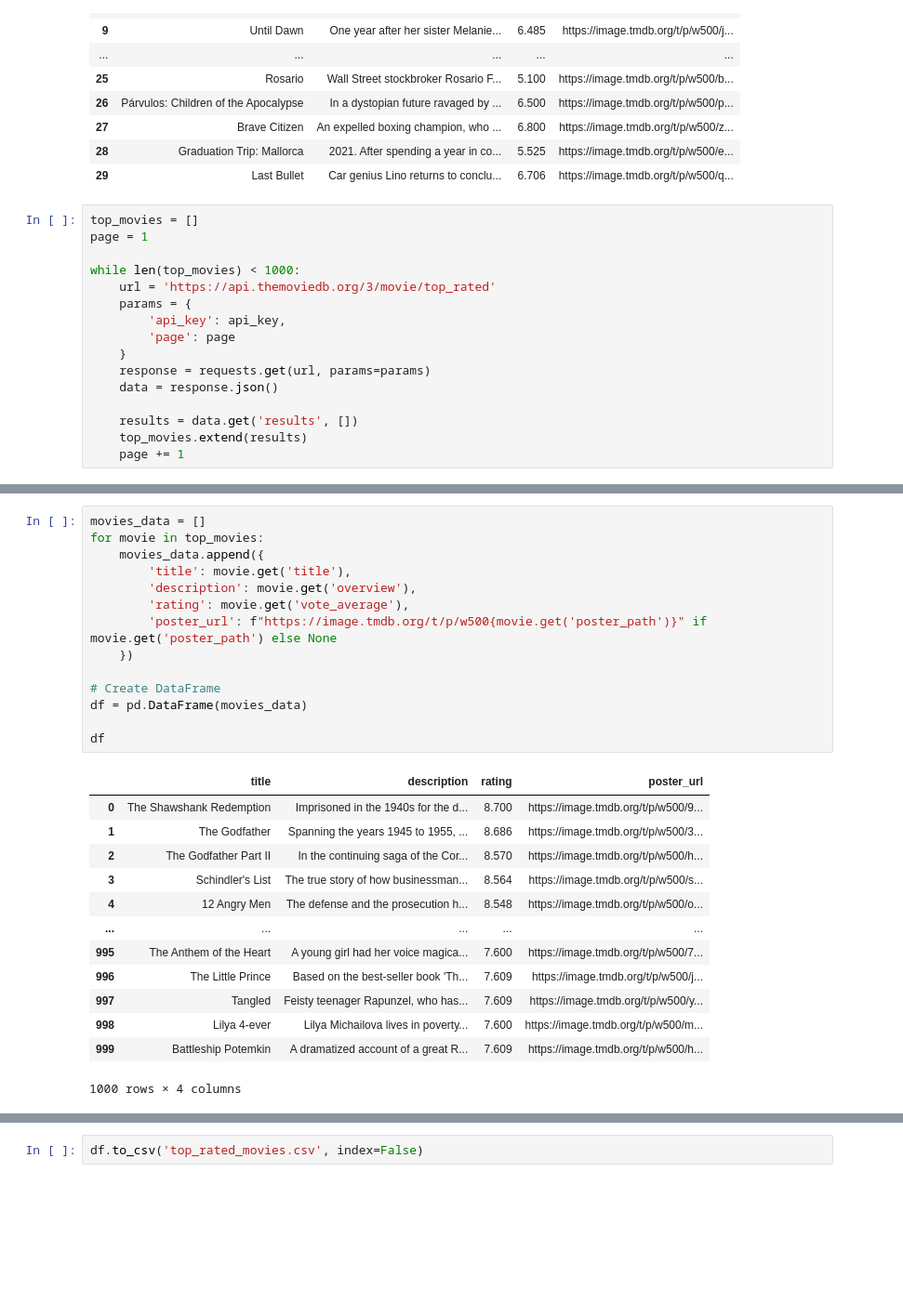
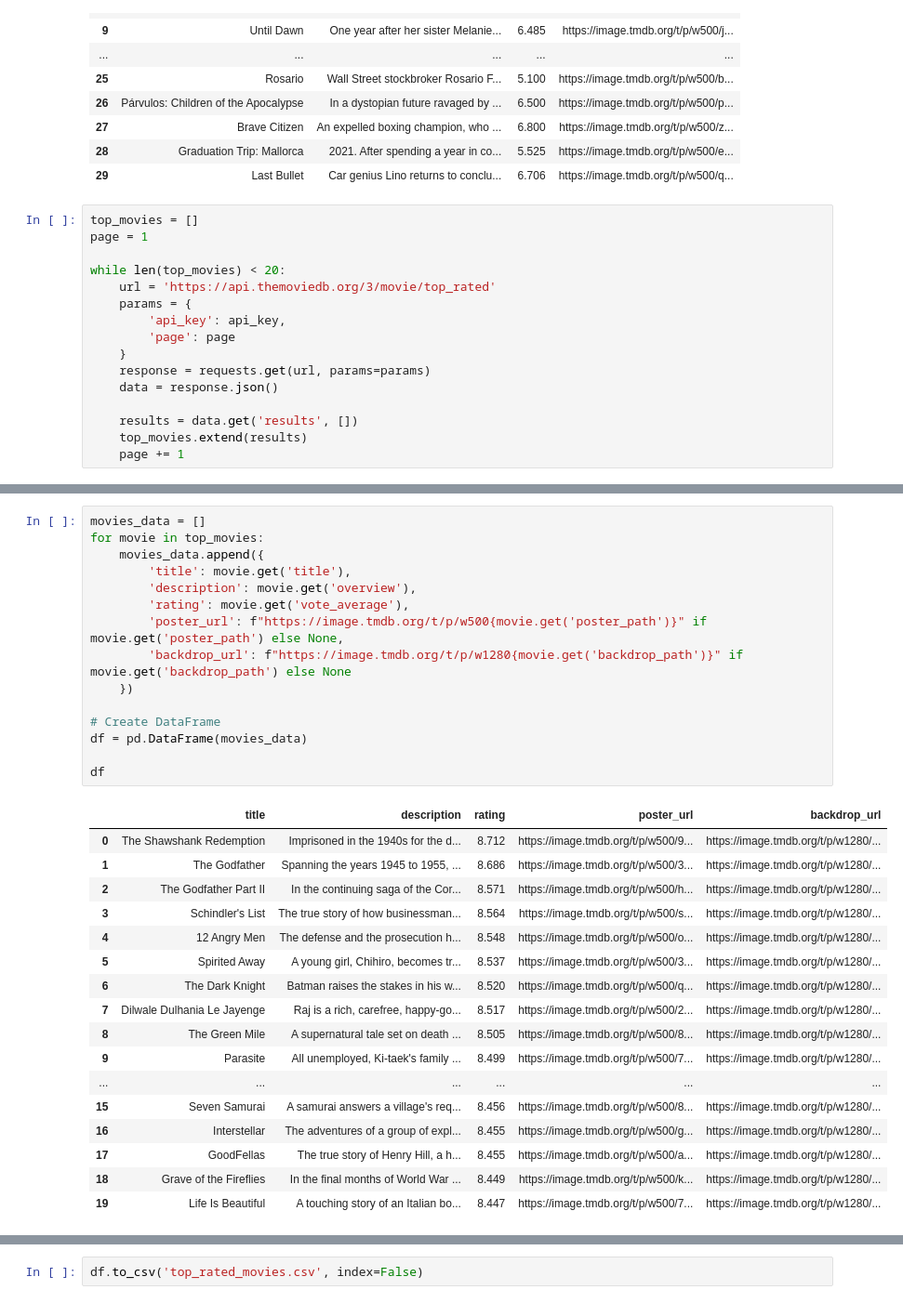
Before and after one commit to Aigerimkrm/Mood-to-Movies, a Jupyter notebook: MoodMovie2.ipynb, the cells around one changed output, grey strips where cells are left out. Shown at 93% size. Cells and saved outputs as stored; diff of their text form; blank space fills up the shorter version.

```diff
--- a/MoodMovie2.ipynb
+++ b/MoodMovie2.ipynb
@@ -156,7 +166,7 @@ df
 top_movies = []
 page = 1
 
-while len(top_movies) < 1000:
+while len(top_movies) < 20:
     url = 'https://api.themoviedb.org/3/movie/top_rated'
     params = {
         'api_key': api_key,
@@ -191,28 +201,33 @@ top_movies
 # %%
 movies_data = []
 for movie in top_movies:
     movies_data.append({
         'title': movie.get('title'),
         'description': movie.get('overview'),
         'rating': movie.get('vote_average'),
-        'poster_url': f"https://image.tmdb.org/t/p/w500{movie.get('poster_path')}" if movie.get('poster_path') else None
+        'poster_url': f"https://image.tmdb.org/t/p/w500{movie.get('poster_path')}" if movie.get('poster_path') else None,
+        'backdrop_url': f"https://image.tmdb.org/t/p/w1280{movie.get('backdrop_path')}" if movie.get('backdrop_path') else None
     })
 
 # Create DataFrame
 df = pd.DataFrame(movies_data)
 
 df
 # %% [output]
-|  | title | description | rating | poster_url |
-| 0 | The Shawshank Redemption | Imprisoned in the 1940s for the d... | 8.700 | https://image.tmdb.org/t/p/w500/9... |
-| 1 | The Godfather | Spanning the years 1945 to 1955, ... | 8.686 | https://image.tmdb.org/t/p/w500/3... |
-| 2 | The Godfather Part II | In the continuing saga of the Cor... | 8.570 | https://image.tmdb.org/t/p/w500/h... |
-| 3 | Schindler's List | The true story of how businessman... | 8.564 | https://image.tmdb.org/t/p/w500/s... |
-| 4 | 12 Angry Men | The defense and the prosecution h... | 8.548 | https://image.tmdb.org/t/p/w500/o... |
-| ... | ... | ... | ... | ... |
-| 995 | The Anthem of the Heart | A young girl had her voice magica... | 7.600 | https://image.tmdb.org/t/p/w500/7... |
-| 996 | The Little Prince | Based on the best-seller book 'Th... | 7.609 | https://image.tmdb.org/t/p/w500/j... |
-| 997 | Tangled | Feisty teenager Rapunzel, who has... | 7.609 | https://image.tmdb.org/t/p/w500/y... |
-| 998 | Lilya 4-ever | Lilya Michailova lives in poverty... | 7.600 | https://image.tmdb.org/t/p/w500/m... |
-| 999 | Battleship Potemkin | A dramatized account of a great R... | 7.609 | https://image.tmdb.org/t/p/w500/h... |
+|  | title | description | rating | poster_url | backdrop_url |
+| 0 | The Shawshank Redemption | Imprisoned in the 1940s for the d... | 8.712 | https://image.tmdb.org/t/p/w500/9... | https://image.tmdb.org/t/p/w1280/... |
+| 1 | The Godfather | Spanning the years 1945 to 1955, ... | 8.686 | https://image.tmdb.org/t/p/w500/3... | https://image.tmdb.org/t/p/w1280/... |
+| 2 | The Godfather Part II | In the continuing saga of the Cor... | 8.571 | https://image.tmdb.org/t/p/w500/h... | https://image.tmdb.org/t/p/w1280/... |
+| 3 | Schindler's List | The true story of how businessman... | 8.564 | https://image.tmdb.org/t/p/w500/s... | https://image.tmdb.org/t/p/w1280/... |
+| 4 | 12 Angry Men | The defense and the prosecution h... | 8.548 | https://image.tmdb.org/t/p/w500/o... | https://image.tmdb.org/t/p/w1280/... |
+| 5 | Spirited Away | A young girl, Chihiro, becomes tr... | 8.537 | https://image.tmdb.org/t/p/w500/3... | https://image.tmdb.org/t/p/w1280/... |
+| 6 | The Dark Knight | Batman raises the stakes in his w... | 8.520 | https://image.tmdb.org/t/p/w500/q... | https://image.tmdb.org/t/p/w1280/... |
+| 7 | Dilwale Dulhania Le Jayenge | Raj is a rich, carefree, happy-go... | 8.517 | https://image.tmdb.org/t/p/w500/2... | https://image.tmdb.org/t/p/w1280/... |
+| 8 | The Green Mile | A supernatural tale set on death ... | 8.505 | https://image.tmdb.org/t/p/w500/8... | https://image.tmdb.org/t/p/w1280/... |
+| 9 | Parasite | All unemployed, Ki-taek's family ... | 8.499 | https://image.tmdb.org/t/p/w500/7... | https://image.tmdb.org/t/p/w1280/... |
+| ... | ... | ... | ... | ... | ... |
+| 15 | Seven Samurai | A samurai answers a village's req... | 8.456 | https://image.tmdb.org/t/p/w500/8... | https://image.tmdb.org/t/p/w1280/... |
+| 16 | Interstellar | The adventures of a group of expl... | 8.455 | https://image.tmdb.org/t/p/w500/g... | https://image.tmdb.org/t/p/w1280/... |
+| 17 | GoodFellas | The true story of Henry Hill, a h... | 8.455 | https://image.tmdb.org/t/p/w500/a... | https://image.tmdb.org/t/p/w1280/... |
+| 18 | Grave of the Fireflies | In the final months of World War ... | 8.449 | https://image.tmdb.org/t/p/w500/k... | https://image.tmdb.org/t/p/w1280/... |
+| 19 | Life Is Beautiful | A touching story of an Italian bo... | 8.447 | https://image.tmdb.org/t/p/w500/7... | https://image.tmdb.org/t/p/w1280/... |
-1000 rows × 4 columns
```
Also changed, not shown: parts of 36 cells of this notebook.
